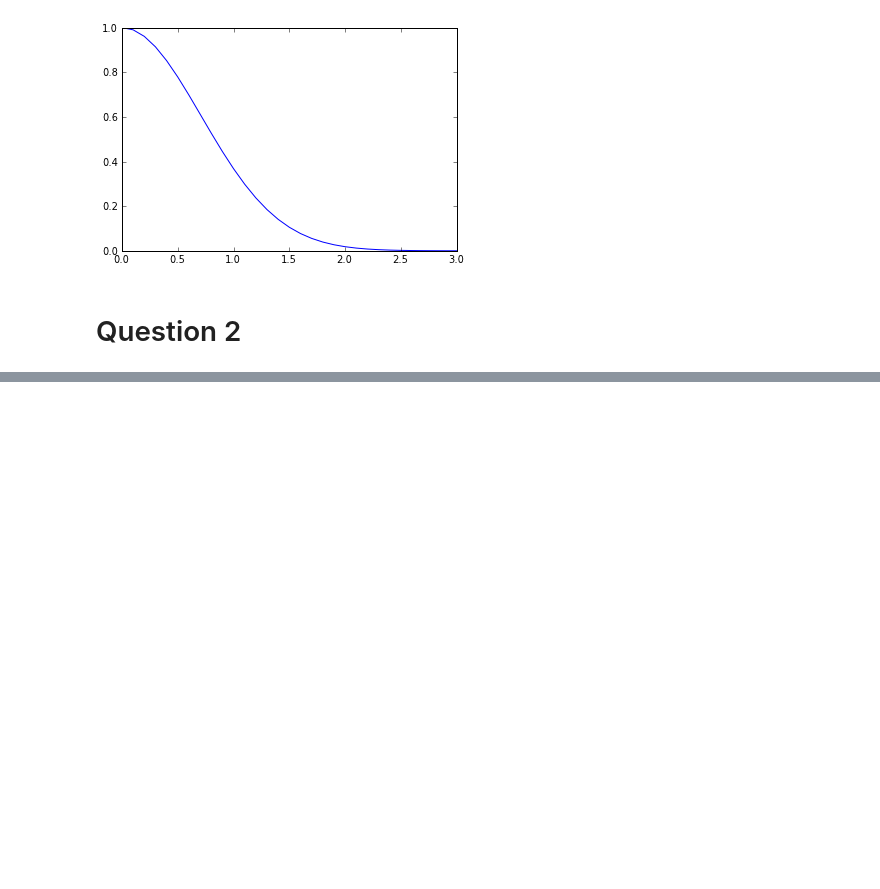
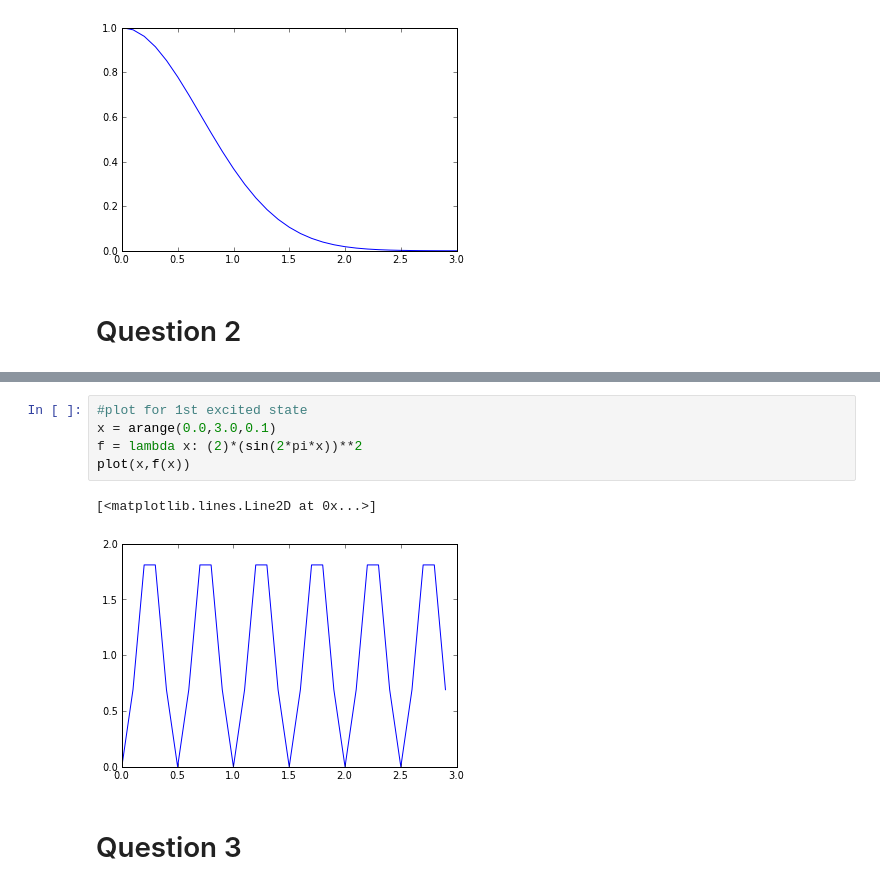
Before and after one commit to aalittlephys202/PHYS202-S13, a Jupyter notebook: Week5/Numerical Integration.ipynb, the cells around one changed output, grey strips where cells are left out. Cells and saved outputs as stored; diff of their text form; blank space fills up the shorter version.

```diff
--- a/Week5/Numerical Integration.ipynb
+++ b/Week5/Numerical Integration.ipynb
@@ -57,0 +124,11 @@ TypeError: 'int' object is not callable
+# %%
+#plot for 1st excited state
+x = arange(0.0,3.0,0.1)
+f = lambda x: (2)*(sin(2*pi*x))**2
+plot(x,f(x))
+# %% [output]
+[<matplotlib.lines.Line2D at 0x...>]
+[figure, added]
+# %% [markdown]
+Question 3
+==========
```
Also changed, not shown: parts of 11 cells of this notebook.
